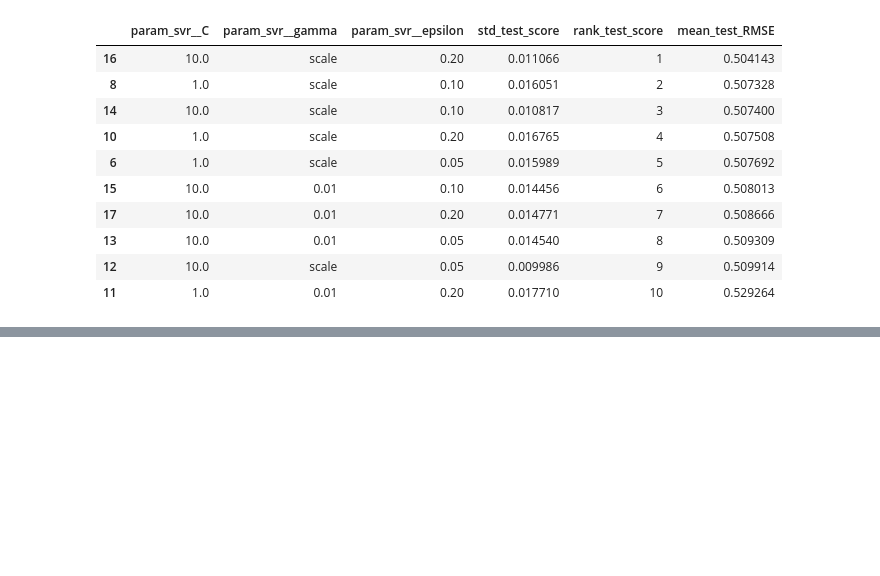
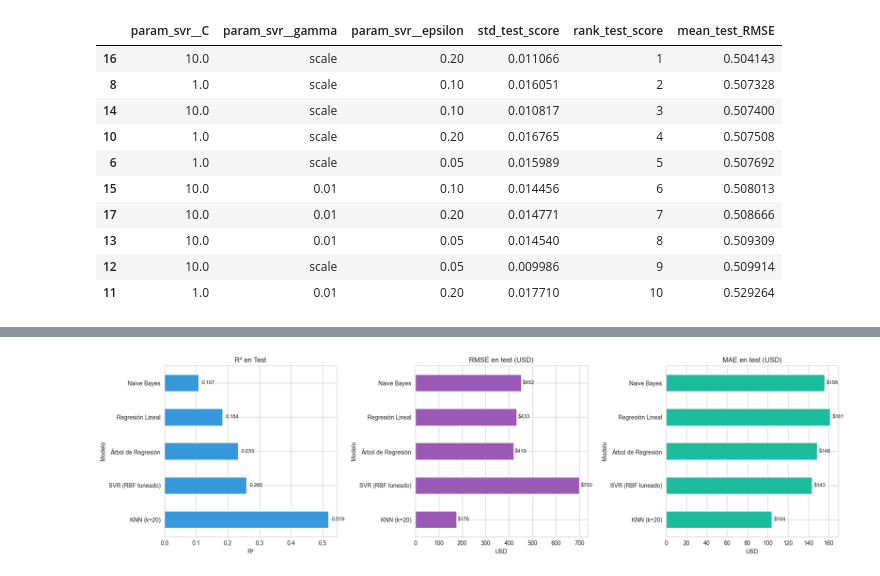
Before and after one commit to Palasuwu/lab8svm, a Jupyter notebook: papaportelab8.ipynb, the cells around one changed output, grey strips where cells are left out. Drawn from its saved outputs; the diff is of its cells as text; code cells hidden in the pictures; blank space fills up the shorter version.

```diff
--- a/papaportelab8.ipynb
+++ b/papaportelab8.ipynb
@@ -1051,0 +1094,13 @@ else:
+# %%
+# SVR tuneado de este lab
+resultados_reg.append({
+    'Modelo': 'SVR (RBF tuneado)',
+    'R² Train': round(r2_train_svr, 4),
+    'R² Test': round(r2_test_svr, 4),
+    'RMSE Test': round(rmse_svr, 2),
+    'MAE Test': round(mae_svr, 2),
+    'Tiempo (s)': round(tiempo_grid_svr, 2),
+})
+
+tabla_comp_reg = pd.DataFrame(resultados_reg).sort_values('R² Test', ascending=False)
+tabla_comp_reg
@@ -1051,0 +1114,27 @@ else:
+# %%
+fig, axes = plt.subplots(1, 3, figsize=(18, 5))
+df_plot_r = tabla_comp_reg.set_index('Modelo')
+
+df_plot_r['R² Test'].plot(kind='barh', ax=axes[0], color='#3498db')
+axes[0].set_title('R² en Test')
+axes[0].set_xlabel('R²')
+axes[0].axvline(x=0, color='gray', linestyle='--', alpha=0.5)
+for i, v in enumerate(df_plot_r['R² Test']):
+    axes[0].text(v + 0.01, i, f'{v:.3f}', va='center', fontsize=9)
+
+df_plot_r['RMSE Test'].plot(kind='barh', ax=axes[1], color='#9b59b6')
+axes[1].set_title('RMSE en test (USD)')
+axes[1].set_xlabel('USD')
+for i, v in enumerate(df_plot_r['RMSE Test']):
+    axes[1].text(v + 5, i, f'${v:.0f}', va='center', fontsize=9)
+
+df_plot_r['MAE Test'].plot(kind='barh', ax=axes[2], color='#1abc9c')
+axes[2].set_title('MAE en test (USD)')
+axes[2].set_xlabel('USD')
+for i, v in enumerate(df_plot_r['MAE Test']):
+    axes[2].text(v + 2, i, f'${v:.0f}', va='center', fontsize=9)
+
+plt.tight_layout()
+plt.show()
+# %% [output]
+[figure, added]
```
Also changed, not shown: parts of 17 cells of this notebook.
